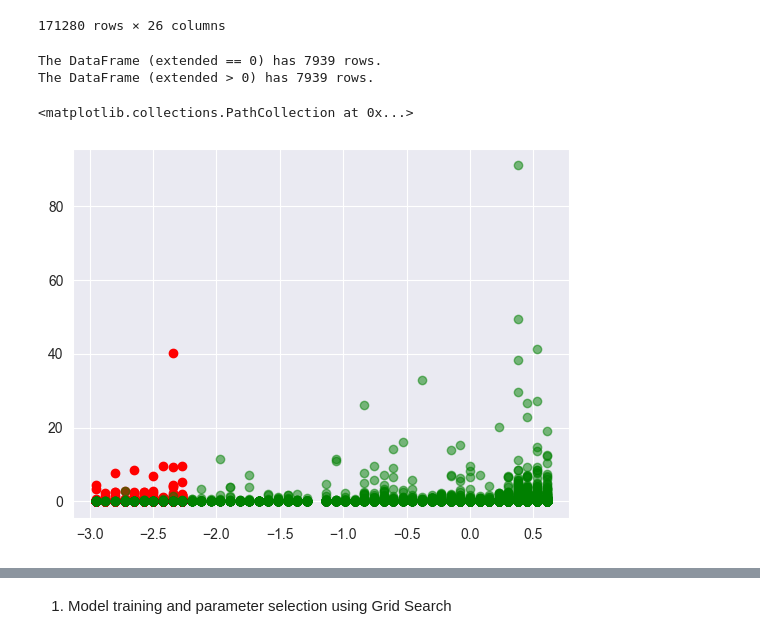
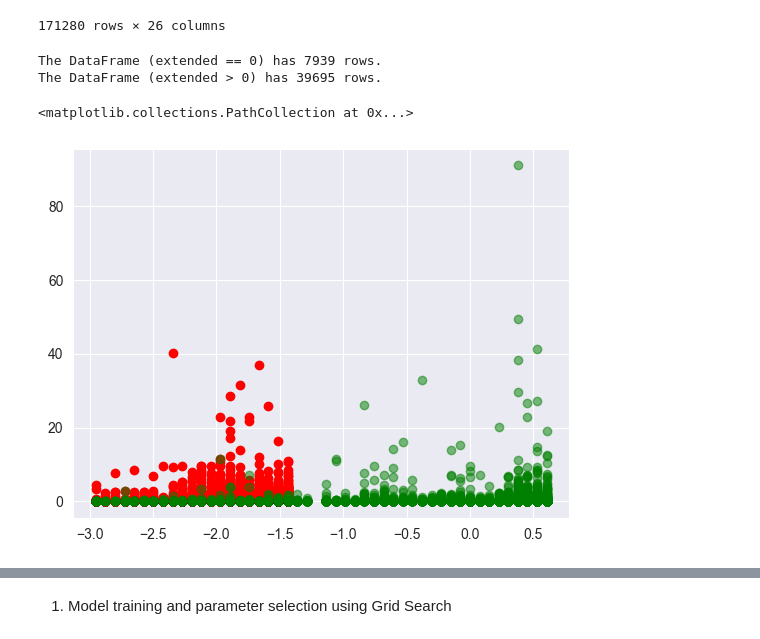
Before and after one commit to GarlicRoll/ML-TerrActs, a Jupyter notebook: MLLAB02.ipynb, the cells around one changed output, grey strips where cells are left out. Cells and saved outputs as stored; diff of their text form; code cells hidden in the pictures.

```diff
--- a/MLLAB02.ipynb
+++ b/MLLAB02.ipynb
@@ -48,20 +46,19 @@ The DataFrame has 26 columns.
 | 171279 | 0.605588 | 0 | 0.000000 | 0.000000 | 0.000000 | 0.0 | 0.0 | 0.0 | ... |
 171280 rows × 26 columns
 # %%
-
 df1 = df[df.extended>0]
 row_count = df1.shape[0]
-df0 = df[df.extended==0][:row_count]
+print(f'The DataFrame (extended == 0) has {row_count} rows.')
+df0 = df[df.extended==0][:row_count*5]
 row_count = df0.shape[0]
-print(f'The DataFrame (extended == 0) has {row_count} rows.')
 print(f'The DataFrame (extended > 0) has {row_count} rows.')
 plt.scatter(df0["iyear"], df0["nkill"], color="red", alpha=1)
 plt.scatter(df1["iyear"], df1["nkill"], color="green", alpha=0.5)
 # %% [output]
 The DataFrame (extended == 0) has 7939 rows.
-The DataFrame (extended > 0) has 7939 rows.
+The DataFrame (extended > 0) has 39695 rows.
 <matplotlib.collections.PathCollection at 0x...>
-[figure, old version]
+[figure, new version]
 # %%
 df_new = pd.concat([df0, df1])
 df = df_new
```
Also changed, not shown: parts of 35 cells of this notebook, 6 other files.
